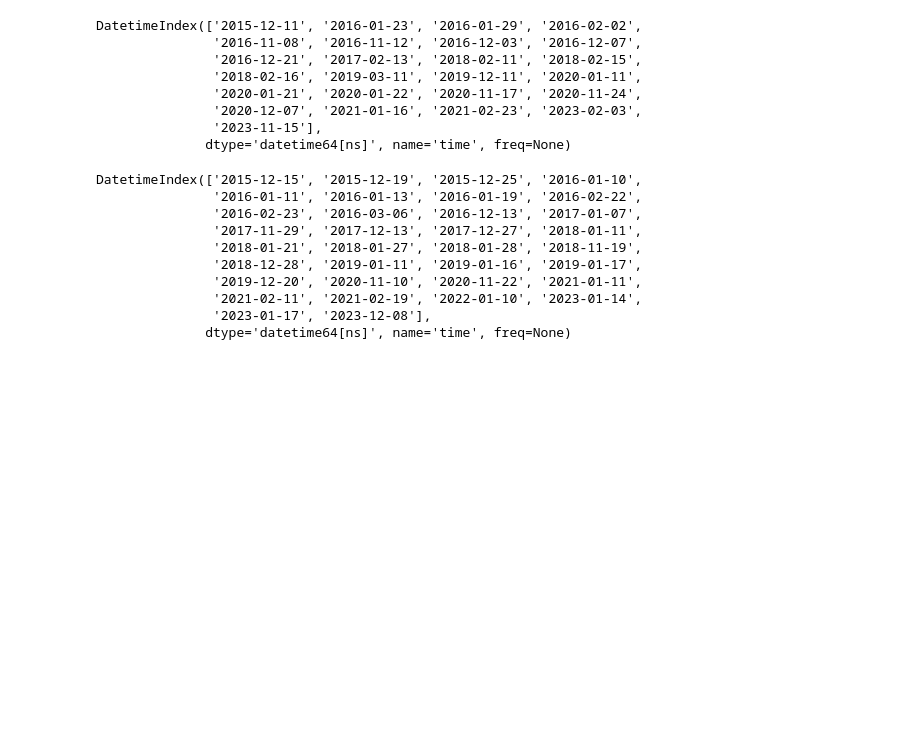
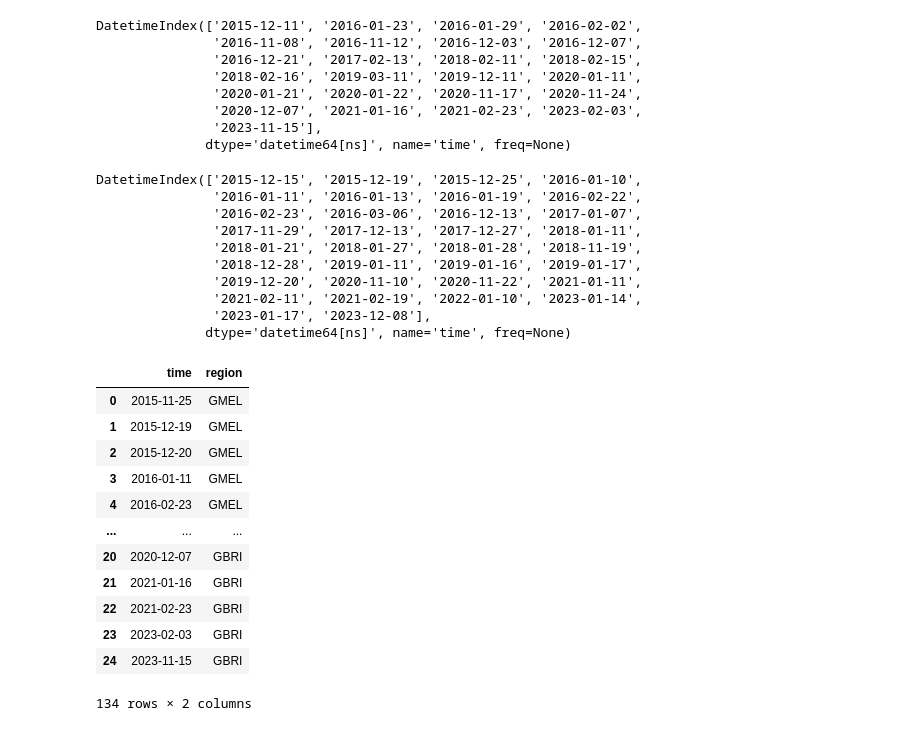
Before and after one commit to 21centuryweather/hot-cloudy, a Jupyter notebook: notebooks/event_definition_andrew.ipynb, the cells around one changed output. Cells and saved outputs as stored; diff of their text form; code cells hidden in the pictures; blank space fills up the shorter version.

Commit message:
Save events as csv

```diff
--- a/notebooks/event_definition_andrew.ipynb
+++ b/notebooks/event_definition_andrew.ipynb
@@ -311,3 +311,31 @@ DatetimeIndex(['2015-12-15', '2015-12-19', '2015-12-25', '2016-01-10',
                '2021-02-11', '2021-02-19', '2022-01-10', '2023-01-14',
                '2023-01-17', '2023-12-08'],
               dtype='datetime64[ns]', name='time', freq=None)
+# %%
+gmel = pd.DataFrame(hot_cloudy_dates["GMEL"])
+gmel["region"] = "GMEL"
+
+gsyd = pd.DataFrame(hot_cloudy_dates["GSYD"])
+gsyd["region"] = "GSYD"
+
+gbri = pd.DataFrame(hot_cloudy_dates["GBRI"])
+gbri["region"] = "GBRI"
+
+gade = pd.DataFrame(hot_cloudy_dates["GADE"])
+gade["region"] = "GADE"
+# %%
+pd.concat([gmel,gsyd,gade,gbri],axis=0).to_csv("/g/data/ng72/ab4502/hot-cloudy/data/event_dates_csi0p5_tmax90.csv")
+# %% [output]
+|  | time | region |
+| 0 | 2015-11-25 | GMEL |
+| 1 | 2015-12-19 | GMEL |
+| 2 | 2015-12-20 | GMEL |
+| 3 | 2016-01-11 | GMEL |
+| 4 | 2016-02-23 | GMEL |
+| ... | ... | ... |
+| 20 | 2020-12-07 | GBRI |
+| 21 | 2021-01-16 | GBRI |
+| 22 | 2021-02-23 | GBRI |
+| 23 | 2023-02-03 | GBRI |
+| 24 | 2023-11-15 | GBRI |
+134 rows × 2 columns
```
Also changed, not shown: 1 other file.
